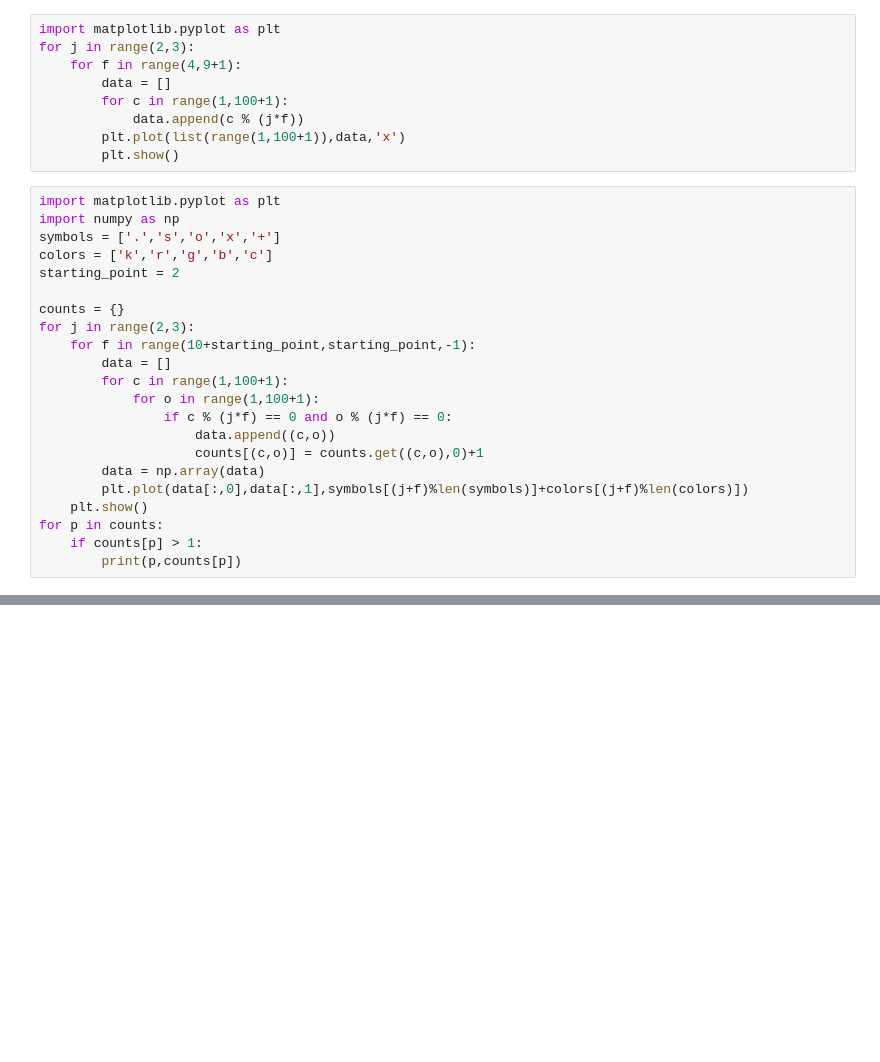
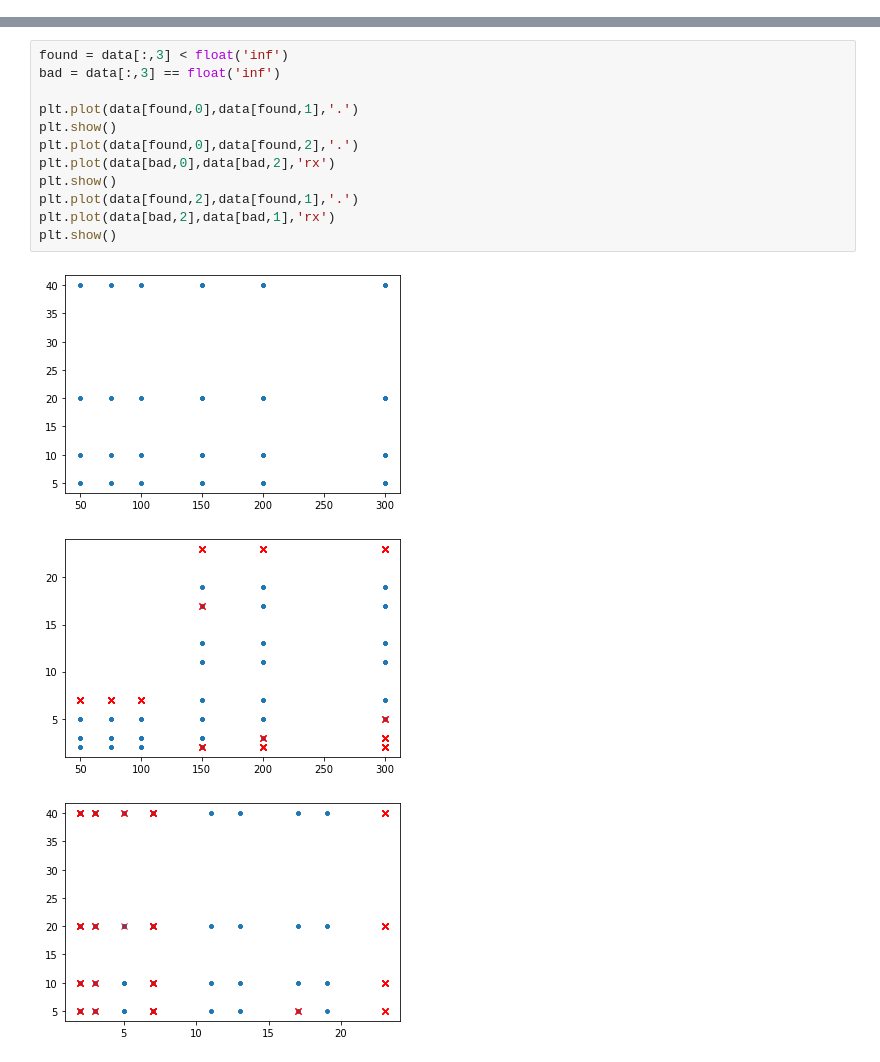
Before and after one commit to adamsumm/Kismet, a Jupyter notebook: kismet/Init ASP Test.ipynb, the cells around one changed output, grey strips where cells are left out. Saved outputs shown, nothing was run; the diff lists cells and outputs as text; blank space fills up the shorter version.

```diff
--- a/kismet/Init ASP Test.ipynb
+++ b/kismet/Init ASP Test.ipynb
@@ -221,31 +195,0 @@ print(results)
-# %%
-import matplotlib.pyplot as plt
-for j in range(2,3):
-    for f in range(4,9+1):
-        data = []
-        for c in range(1,100+1):
-            data.append(c % (j*f))
-        plt.plot(list(range(1,100+1)),data,'x')
-        plt.show()
-# %%
-import matplotlib.pyplot as plt
-import numpy as np
-symbols = ['.','s','o','x','+']
-colors = ['k','r','g','b','c']
-starting_point = 2
-
-counts = {}
-for j in range(2,3):
-    for f in range(10+starting_point,starting_point,-1):
-        data = []
-        for c in range(1,100+1):
-            for o in range(1,100+1):
-                if c % (j*f) == 0 and o % (j*f) == 0:
-                    data.append((c,o))
-                    counts[(c,o)] = counts.get((c,o),0)+1
-        data = np.array(data)
-        plt.plot(data[:,0],data[:,1],symbols[(j+f)%len(symbols)]+colors[(j+f)%len(colors)])
-    plt.show()
-for p in counts:
-    if counts[p] > 1:
-        print(p,counts[p])
@@ -310,0 +196,16 @@ CPU Time     : 0.000s
+# %%
+found = data[:,3] < float('inf')
+bad = data[:,3] == float('inf')
+
+plt.plot(data[found,0],data[found,1],'.')
+plt.show()
+plt.plot(data[found,0],data[found,2],'.')
+plt.plot(data[bad,0],data[bad,2],'rx')
+plt.show()
+plt.plot(data[found,2],data[found,1],'.')
+plt.plot(data[bad,2],data[bad,1],'rx')
+plt.show()
+# %% [output]
+[figure, added]
+[figure, added]
+[figure, added]
```
Also changed, not shown: parts of 33 cells of this notebook, 13 other files.
